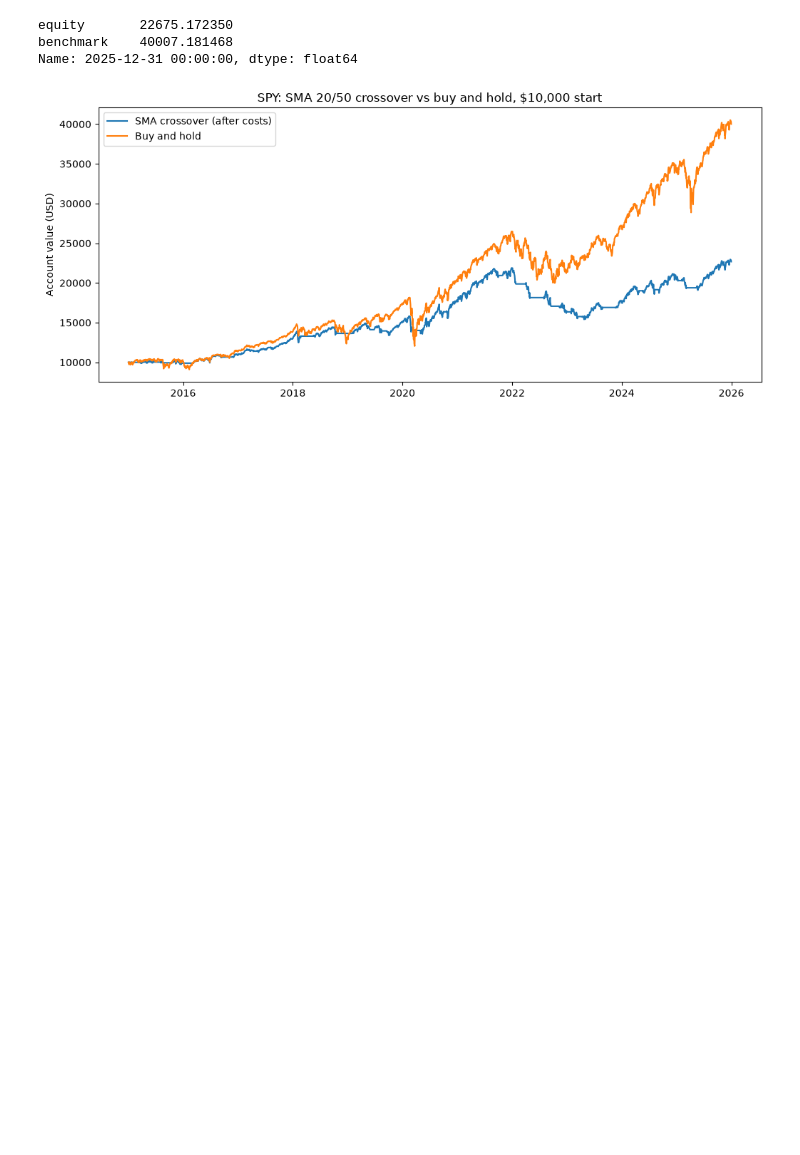
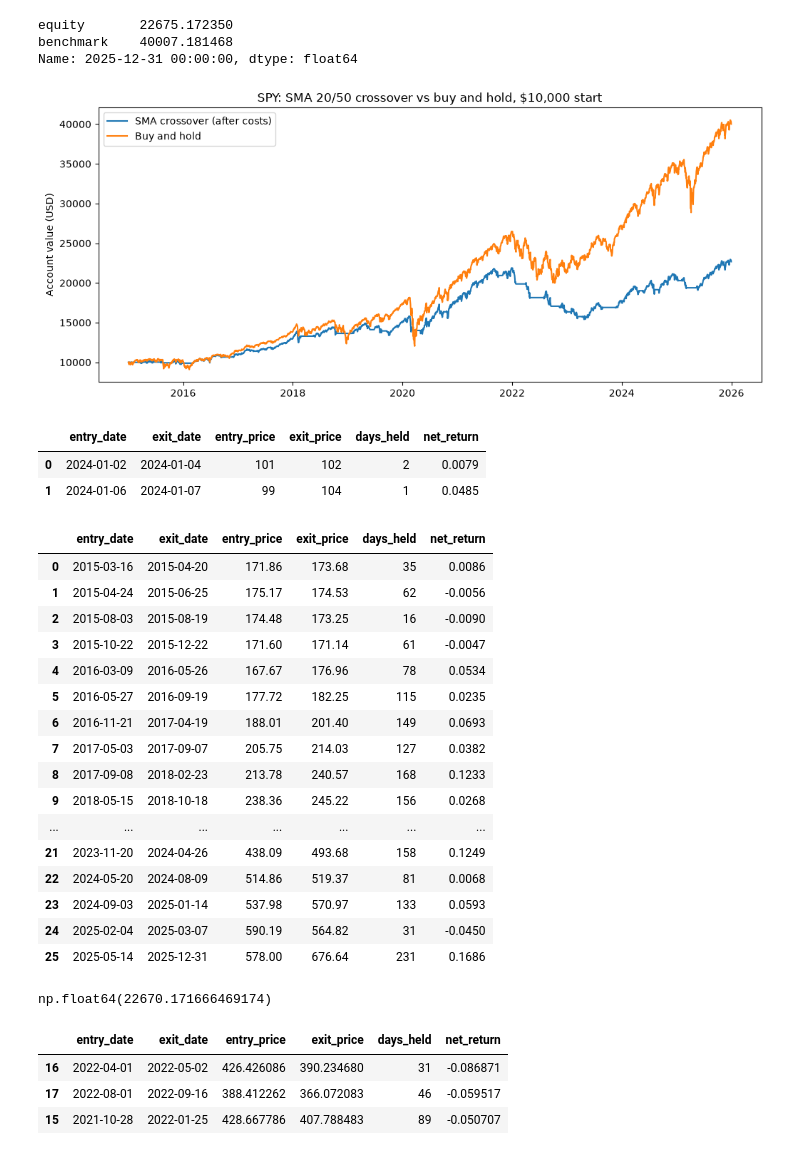
Before and after one commit to GHamilton04/backtester, a Jupyter notebook: notebooks/05_backtest.ipynb, the cells around one changed output. Cells and saved outputs as stored; diff of their text form; code cells hidden in the pictures; blank space fills up the shorter version.

Commit message:
Added trades table

```diff
--- a/notebooks/05_backtest.ipynb
+++ b/notebooks/05_backtest.ipynb
@@ -151,3 +151,70 @@ ax.legend()
 plt.show()
 # %% [output]
 [figure]
+# %%
+prices = pd.Series([100, 101, 103, 102, 100, 99, 104], index=pd.date_range("2024-01-01", periods=7))
+signal = pd.Series([0, 1, 1, 0, 0, 1, 1], index=prices.index)
+cost_rate = 0.001
+
+change = signal.diff()
+entries = list(signal.index[change == 1])
+exits = list(signal.index[change == -1])
+
+if len(entries) > len(exits):
+    exits.append(signal.index[-1])
+
+trade_log = pd.DataFrame({"entry_date": entries, "exit_date": exits})
+trade_log["entry_price"] = prices.loc[entries].to_numpy()
+trade_log["exit_price"] = prices.loc[exits].to_numpy()
+trade_log["days_held"] = (trade_log["exit_date"] - trade_log["entry_date"]).dt.days
+trade_log["net_return"] = trade_log["exit_price"] / trade_log["entry_price"] - 1 - 2 * cost_rate
+
+trade_log.round({"net_return": 4})
+# %% [output]
+|  | entry_date | exit_date | entry_price | exit_price | days_held | net_return |
+| 0 | 2024-01-02 | 2024-01-04 | 101 | 102 | 2 | 0.0079 |
+| 1 | 2024-01-06 | 2024-01-07 | 99 | 104 | 1 | 0.0485 |
+# %%
+changes = signals.diff()
+entries = list(signals.index[changes == 1])
+exits = list(signals.index[changes == -1])
+
+if len(entries) > len(exits):
+    exits.append(signals.index[-1])
+
+trade_log = pd.DataFrame({"entry_date": entries, "exit_date": exits})
+trade_log["entry_price"] = spy["Adj Close"].loc[entries].to_numpy()
+trade_log["exit_price"] = spy["Adj Close"].loc[exits].to_numpy()
+trade_log["days_held"] = (trade_log["exit_date"] - trade_log["entry_date"]).dt.days
+trade_log["net_return"] = trade_log["exit_price"] / trade_log["entry_price"] - 1 - 2 * cost_rate
+
+trade_log.round({"entry_price": 2, "exit_price": 2, "net_return": 4})
+# %% [output]
+|  | entry_date | exit_date | entry_price | exit_price | days_held | net_return |
+| 0 | 2015-03-16 | 2015-04-20 | 171.86 | 173.68 | 35 | 0.0086 |
+| 1 | 2015-04-24 | 2015-06-25 | 175.17 | 174.53 | 62 | -0.0056 |
+| 2 | 2015-08-03 | 2015-08-19 | 174.48 | 173.25 | 16 | -0.0090 |
+| 3 | 2015-10-22 | 2015-12-22 | 171.60 | 171.14 | 61 | -0.0047 |
+| 4 | 2016-03-09 | 2016-05-26 | 167.67 | 176.96 | 78 | 0.0534 |
+| 5 | 2016-05-27 | 2016-09-19 | 177.72 | 182.25 | 115 | 0.0235 |
+| 6 | 2016-11-21 | 2017-04-19 | 188.01 | 201.40 | 149 | 0.0693 |
+| 7 | 2017-05-03 | 2017-09-07 | 205.75 | 214.03 | 127 | 0.0382 |
+| 8 | 2017-09-08 | 2018-02-23 | 213.78 | 240.57 | 168 | 0.1233 |
+| 9 | 2018-05-15 | 2018-10-18 | 238.36 | 245.22 | 156 | 0.0268 |
+| ... | ... | ... | ... | ... | ... | ... |
+| 21 | 2023-11-20 | 2024-04-26 | 438.09 | 493.68 | 158 | 0.1249 |
+| 22 | 2024-05-20 | 2024-08-09 | 514.86 | 519.37 | 81 | 0.0068 |
+| 23 | 2024-09-03 | 2025-01-14 | 537.98 | 570.97 | 133 | 0.0593 |
+| 24 | 2025-02-04 | 2025-03-07 | 590.19 | 564.82 | 31 | -0.0450 |
+| 25 | 2025-05-14 | 2025-12-31 | 578.00 | 676.64 | 231 | 0.1686 |
+# %%
+initial_capital * (1 + trade_log["net_return"]).prod()
+# %% [output]
+np.float64(22670.171666469174)
+# %%
+trade_log.sort_values("net_return").head(3)
+# %% [output]
+|  | entry_date | exit_date | entry_price | exit_price | days_held | net_return |
+| 16 | 2022-04-01 | 2022-05-02 | 426.426086 | 390.234680 | 31 | -0.086871 |
+| 17 | 2022-08-01 | 2022-09-16 | 388.412262 | 366.072083 | 46 | -0.059517 |
+| 15 | 2021-10-28 | 2022-01-25 | 428.667786 | 407.788483 | 89 | -0.050707 |
```
